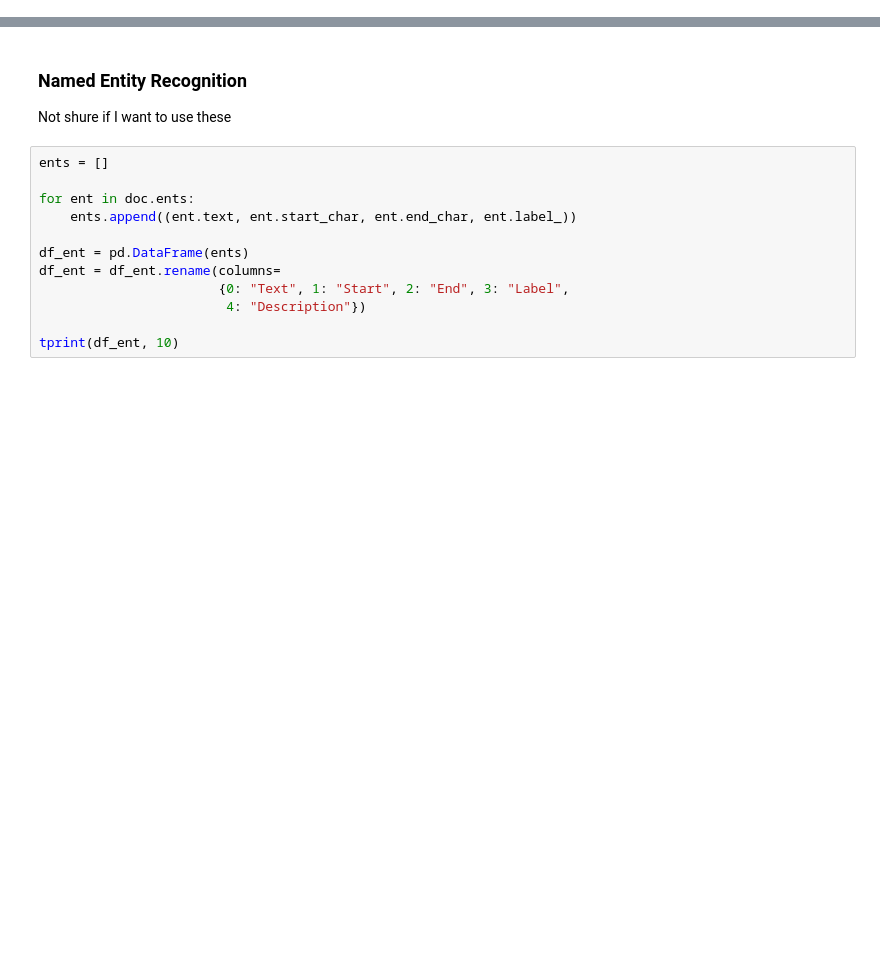
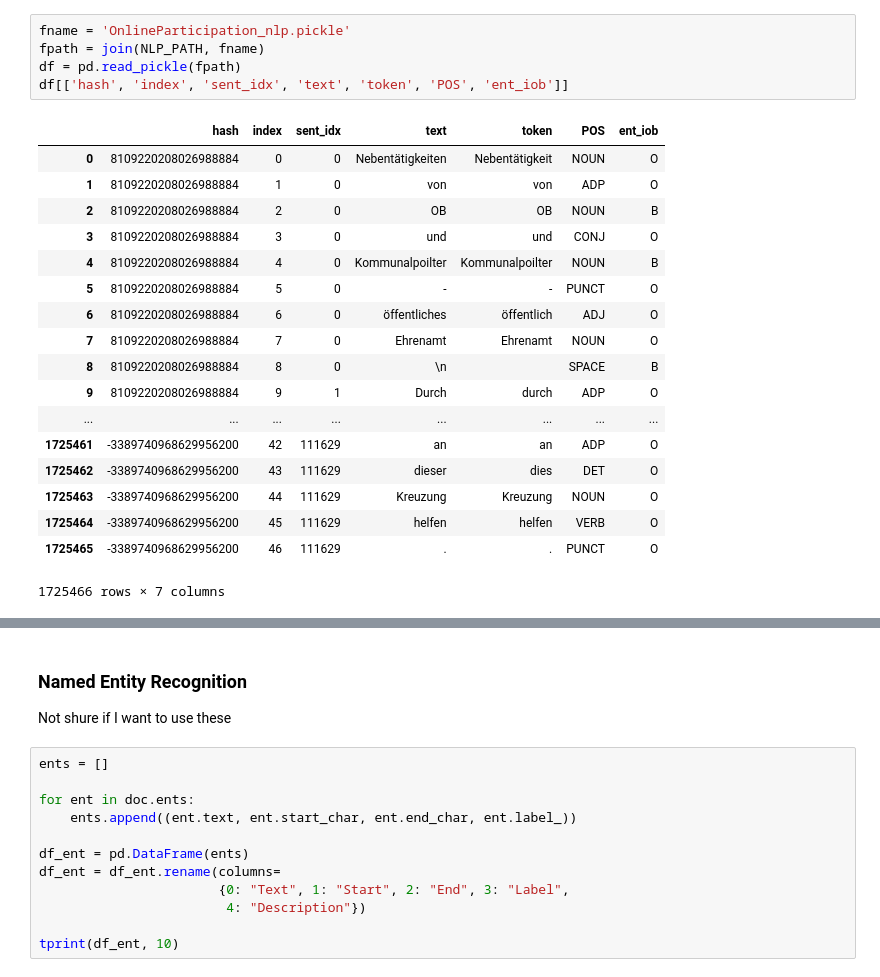
Before and after one commit to andifunke/topic-labeling, a Jupyter notebook: Scratchbook.ipynb, the cells around one changed output, grey strips where cells are left out. Cells and saved outputs as stored; diff of their text form; blank space fills up the shorter version.

```diff
--- a/Scratchbook.ipynb
+++ b/Scratchbook.ipynb
@@ -50,0 +61,24 @@ table    tags    time    unescape        wikilink        zitat
+# %%
+fname = 'OnlineParticipation_nlp.pickle'
+fpath = join(NLP_PATH, fname)
+df = pd.read_pickle(fpath)
+df[['hash', 'index', 'sent_idx', 'text', 'token', 'POS', 'ent_iob']]
+# %% [output]
+|  | hash | index | sent_idx | text | token | POS | ent_iob |
+| 0 | 8109220208026988884 | 0 | 0 | Nebentätigkeiten | Nebentätigkeit | NOUN | O |
+| 1 | 8109220208026988884 | 1 | 0 | von | von | ADP | O |
+| 2 | 8109220208026988884 | 2 | 0 | OB | OB | NOUN | B |
+| 3 | 8109220208026988884 | 3 | 0 | und | und | CONJ | O |
+| 4 | 8109220208026988884 | 4 | 0 | Kommunalpoilter | Kommunalpoilter | NOUN | B |
+| 5 | 8109220208026988884 | 5 | 0 | - | - | PUNCT | O |
+| 6 | 8109220208026988884 | 6 | 0 | öffentliches | öffentlich | ADJ | O |
+| 7 | 8109220208026988884 | 7 | 0 | Ehrenamt | Ehrenamt | NOUN | O |
+| 8 | 8109220208026988884 | 8 | 0 | \n |  | SPACE | B |
+| 9 | 8109220208026988884 | 9 | 1 | Durch | durch | ADP | O |
+| ... | ... | ... | ... | ... | ... | ... | ... |
+| 1725461 | -3389740968629956200 | 42 | 111629 | an | an | ADP | O |
+| 1725462 | -3389740968629956200 | 43 | 111629 | dieser | dies | DET | O |
+| 1725463 | -3389740968629956200 | 44 | 111629 | Kreuzung | Kreuzung | NOUN | O |
+| 1725464 | -3389740968629956200 | 45 | 111629 | helfen | helfen | VERB | O |
+| 1725465 | -3389740968629956200 | 46 | 111629 | . | . | PUNCT | O |
+1725466 rows × 7 columns
```
Also changed, not shown: parts of 13 cells of this notebook, 10 other files.
